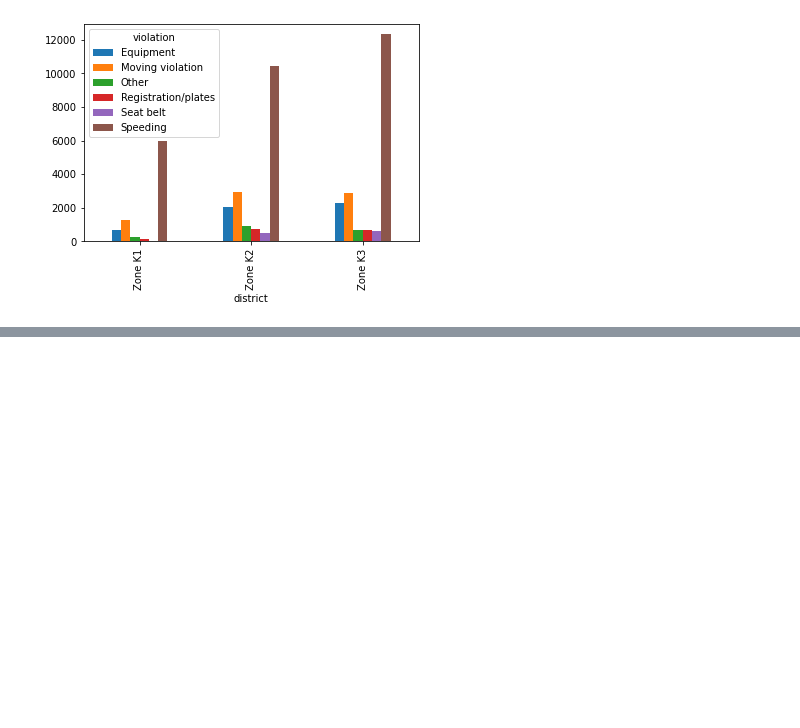
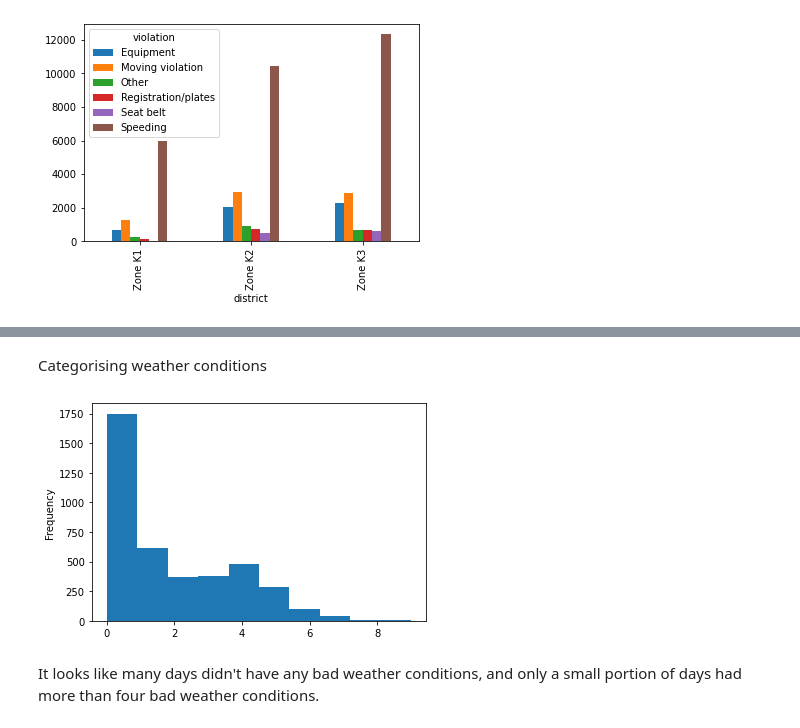
Before and after one commit to ju-mk/police_ri, a Jupyter notebook: police_ri_analysis.ipynb, the cells around one changed output, grey strips where cells are left out. Saved outputs shown, nothing was run; the diff lists cells and outputs as text; code cells hidden in the pictures; blank space fills up the shorter version.

```diff
--- a/police_ri_analysis.ipynb
+++ b/police_ri_analysis.ipynb
@@ -555,0 +651,21 @@ Zone K3       12323
+# %% [markdown]
+Categorising weather conditions
+# %%
+# Copy 'WT01' through 'WT22' to a new DataFrame
+WT = weather.loc[:, 'WT01':'WT22']
+
+# Calculate the sum of each row in 'WT'
+weather['bad_conditions'] = WT.sum(axis='columns')
+
+# Replace missing values in 'bad_conditions' with '0'
+weather['bad_conditions'] = weather.bad_conditions.fillna(0).astype('int')
+
+# Create a histogram to visualize 'bad_conditions'
+weather.bad_conditions.plot(kind='hist')
+
+# Display the plot
+plt.show()
+# %% [output]
+[figure, added]
+# %% [markdown]
+It looks like many days didn't have any bad weather conditions, and only a small portion of days had more than four bad weather conditions.
```
Also changed, not shown: parts of 17 cells of this notebook.
